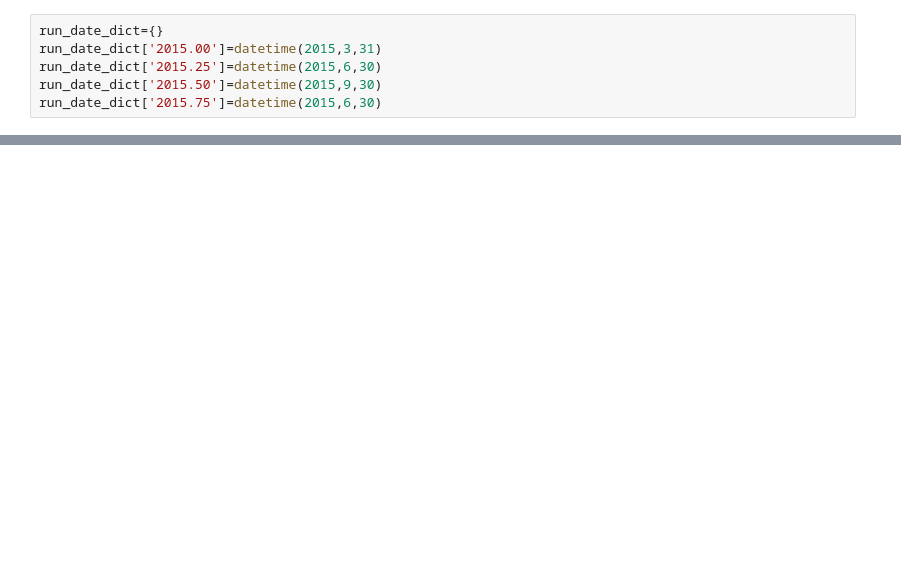
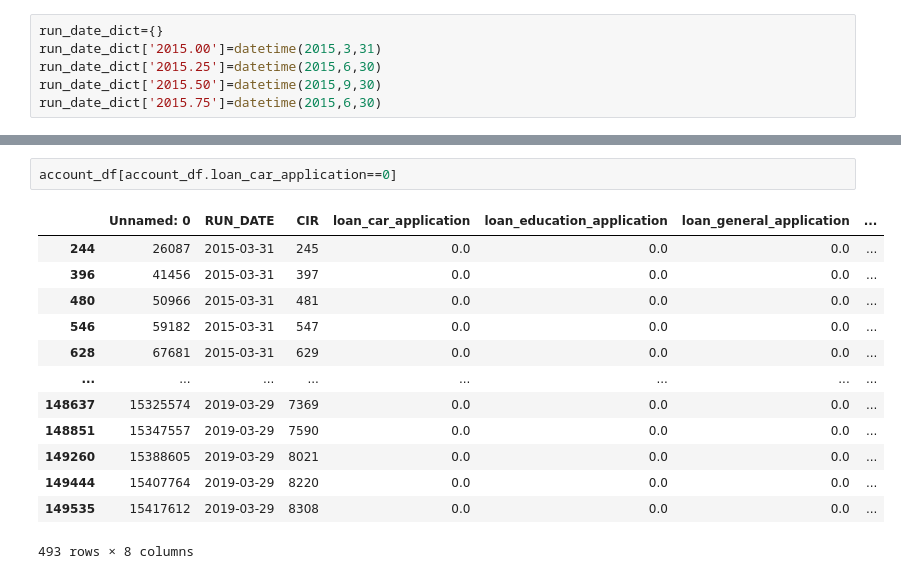
Before and after one commit to ChristoGH/mcb, a Jupyter notebook: explore.ipynb, the cells around one changed output, grey strips where cells are left out. Saved outputs shown, nothing was run; the diff lists cells and outputs as text; blank space fills up the shorter version.

```diff
--- a/explore.ipynb
+++ b/explore.ipynb
@@ -461,0 +524,16 @@ run_date_dict
+# %%
+account_df[account_df.loan_car_application==0]
+# %% [output]
+|  | Unnamed: 0 | RUN_DATE | CIR | loan_car_application | loan_education_application | loan_general_application | ... |
+| 244 | 26087 | 2015-03-31 | 245 | 0.0 | 0.0 | 0.0 | ... |
+| 396 | 41456 | 2015-03-31 | 397 | 0.0 | 0.0 | 0.0 | ... |
+| 480 | 50966 | 2015-03-31 | 481 | 0.0 | 0.0 | 0.0 | ... |
+| 546 | 59182 | 2015-03-31 | 547 | 0.0 | 0.0 | 0.0 | ... |
+| 628 | 67681 | 2015-03-31 | 629 | 0.0 | 0.0 | 0.0 | ... |
+| ... | ... | ... | ... | ... | ... | ... | ... |
+| 148637 | 15325574 | 2019-03-29 | 7369 | 0.0 | 0.0 | 0.0 | ... |
+| 148851 | 15347557 | 2019-03-29 | 7590 | 0.0 | 0.0 | 0.0 | ... |
+| 149260 | 15388605 | 2019-03-29 | 8021 | 0.0 | 0.0 | 0.0 | ... |
+| 149444 | 15407764 | 2019-03-29 | 8220 | 0.0 | 0.0 | 0.0 | ... |
+| 149535 | 15417612 | 2019-03-29 | 8308 | 0.0 | 0.0 | 0.0 | ... |
+493 rows × 8 columns
```
Also changed, not shown: parts of 59 cells of this notebook.
